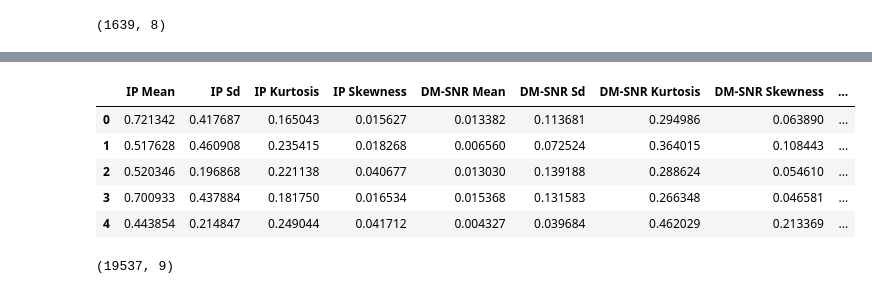
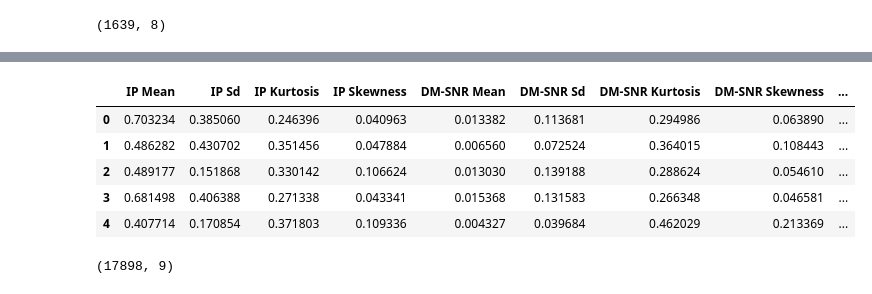
Before and after one commit to WangKehanK/VAE-for-Imbalanced-fault-detection, a Jupyter notebook: experiment/Autoencoder/experiment-ae-htru2.ipynb, the cells around one changed output, grey strips where cells are left out. Saved outputs shown, nothing was run; the diff lists cells and outputs as text; code cells hidden in the pictures.

```diff
--- a/experiment/Autoencoder/experiment-ae-htru2.ipynb
+++ b/experiment/Autoencoder/experiment-ae-htru2.ipynb
@@ -222,21 +222,21 @@ df_ae.head(10)
 # %%
-df_nvalues = data.drop(['target_class'], axis=1)
+df_nvalues = df_nnorm.drop(['target_class'], axis=1)
 scaled_nnorm   = scaler.fit_transform(df_nvalues)
 df_scaler_nnorm = pd.DataFrame(scaled_nnorm, index=df_nvalues.index, columns=df_nvalues.columns)
 df_scaler_nnorm['target_class'] = data.target_class
 df_scaler_nnorm.head()
 # %% [output]
 |  | IP Mean | IP Sd | IP Kurtosis | IP Skewness | DM-SNR Mean | DM-SNR Sd | DM-SNR Kurtosis | DM-SNR Skewness | ... |
-| 0 | 0.721342 | 0.417687 | 0.165043 | 0.015627 | 0.013382 | 0.113681 | 0.294986 | 0.063890 | ... |
-| 1 | 0.517628 | 0.460908 | 0.235415 | 0.018268 | 0.006560 | 0.072524 | 0.364015 | 0.108443 | ... |
-| 2 | 0.520346 | 0.196868 | 0.221138 | 0.040677 | 0.013030 | 0.139188 | 0.288624 | 0.054610 | ... |
-| 3 | 0.700933 | 0.437884 | 0.181750 | 0.016534 | 0.015368 | 0.131583 | 0.266348 | 0.046581 | ... |
-| 4 | 0.443854 | 0.214847 | 0.249044 | 0.041712 | 0.004327 | 0.039684 | 0.462029 | 0.213369 | ... |
+| 0 | 0.703234 | 0.385060 | 0.246396 | 0.040963 | 0.013382 | 0.113681 | 0.294986 | 0.063890 | ... |
+| 1 | 0.486282 | 0.430702 | 0.351456 | 0.047884 | 0.006560 | 0.072524 | 0.364015 | 0.108443 | ... |
+| 2 | 0.489177 | 0.151868 | 0.330142 | 0.106624 | 0.013030 | 0.139188 | 0.288624 | 0.054610 | ... |
+| 3 | 0.681498 | 0.406388 | 0.271338 | 0.043341 | 0.015368 | 0.131583 | 0.266348 | 0.046581 | ... |
+| 4 | 0.407714 | 0.170854 | 0.371803 | 0.109336 | 0.004327 | 0.039684 | 0.462029 | 0.213369 | ... |
 # %%
 df_train = pd.concat([df_ae, df_scaler_nnorm], ignore_index=True)
 df_train.shape
 # %% [output]
-(19537, 9)
+(17898, 9)
 # %%
 X = df_train.drop(['target_class'], axis=1)
 y = df_train['target_class']
```
Also changed, not shown: parts of 7 cells of this notebook, 6 other files.
